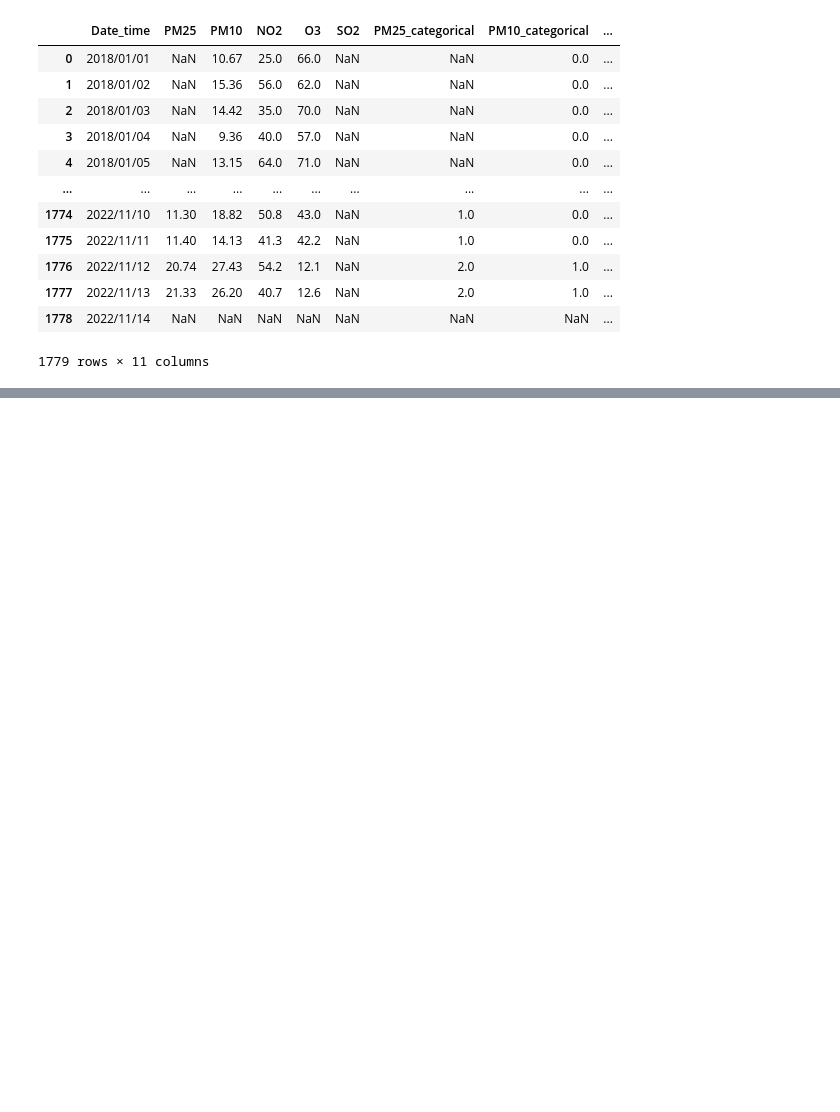
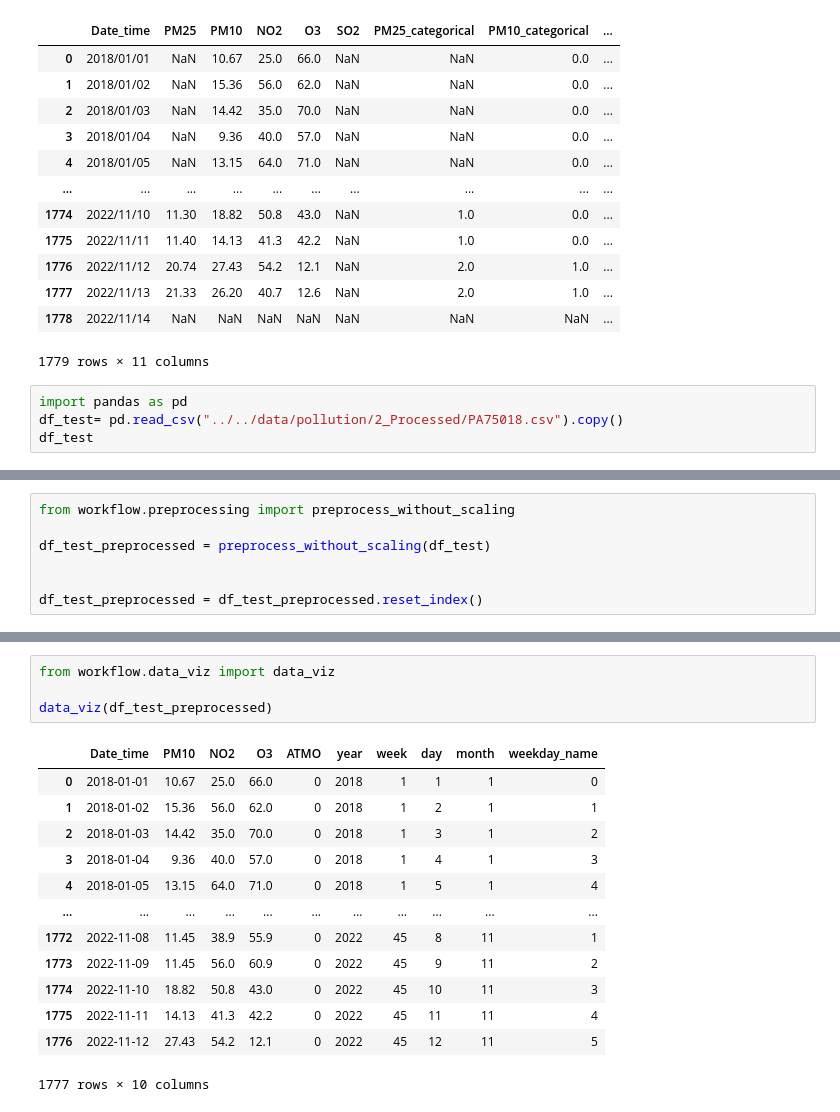
Before and after one commit to TheLab75/ParisDeepAirProject, a Jupyter notebook: notebooks/Edouard/edouard - test weekend.ipynb, the cells around one changed output, grey strips where cells are left out. Cells and saved outputs as stored; diff of their text form; blank space fills up the shorter version.

```diff
--- a/notebooks/Edouard/edouard - test weekend.ipynb
+++ b/notebooks/Edouard/edouard - test weekend.ipynb
@@ -565,3 +565,7 @@ df_daily_cat
 | 1777 | 2022/11/13 | 21.33 | 26.20 | 40.7 | 12.6 | NaN | 2.0 | 1.0 | ... |
 | 1778 | 2022/11/14 | NaN | NaN | NaN | NaN | NaN | NaN | NaN | ... |
 1779 rows × 11 columns
+# %%
+import pandas as pd
+df_test= pd.read_csv("../../data/pollution/2_Processed/PA75018.csv").copy()
+df_test
@@ -567,0 +586,7 @@ df_daily_cat
+# %%
+from workflow.preprocessing import preprocess_without_scaling
+
+df_test_preprocessed = preprocess_without_scaling(df_test)
+
+
+df_test_preprocessed = df_test_preprocessed.reset_index()
@@ -567,0 +610,18 @@ df_daily_cat
+# %%
+from workflow.data_viz import data_viz
+
+data_viz(df_test_preprocessed)
+# %% [output]
+|  | Date_time | PM10 | NO2 | O3 | ATMO | year | week | day | month | weekday_name |
+| 0 | 2018-01-01 | 10.67 | 25.0 | 66.0 | 0 | 2018 | 1 | 1 | 1 | 0 |
+| 1 | 2018-01-02 | 15.36 | 56.0 | 62.0 | 0 | 2018 | 1 | 2 | 1 | 1 |
+| 2 | 2018-01-03 | 14.42 | 35.0 | 70.0 | 0 | 2018 | 1 | 3 | 1 | 2 |
+| 3 | 2018-01-04 | 9.36 | 40.0 | 57.0 | 0 | 2018 | 1 | 4 | 1 | 3 |
+| 4 | 2018-01-05 | 13.15 | 64.0 | 71.0 | 0 | 2018 | 1 | 5 | 1 | 4 |
+| ... | ... | ... | ... | ... | ... | ... | ... | ... | ... | ... |
+| 1772 | 2022-11-08 | 11.45 | 38.9 | 55.9 | 0 | 2022 | 45 | 8 | 11 | 1 |
+| 1773 | 2022-11-09 | 11.45 | 56.0 | 60.9 | 0 | 2022 | 45 | 9 | 11 | 2 |
+| 1774 | 2022-11-10 | 18.82 | 50.8 | 43.0 | 0 | 2022 | 45 | 10 | 11 | 3 |
+| 1775 | 2022-11-11 | 14.13 | 41.3 | 42.2 | 0 | 2022 | 45 | 11 | 11 | 4 |
+| 1776 | 2022-11-12 | 27.43 | 54.2 | 12.1 | 0 | 2022 | 45 | 12 | 11 | 5 |
+1777 rows × 10 columns
```
Also changed, not shown: parts of 8 cells of this notebook, 8 other files.
